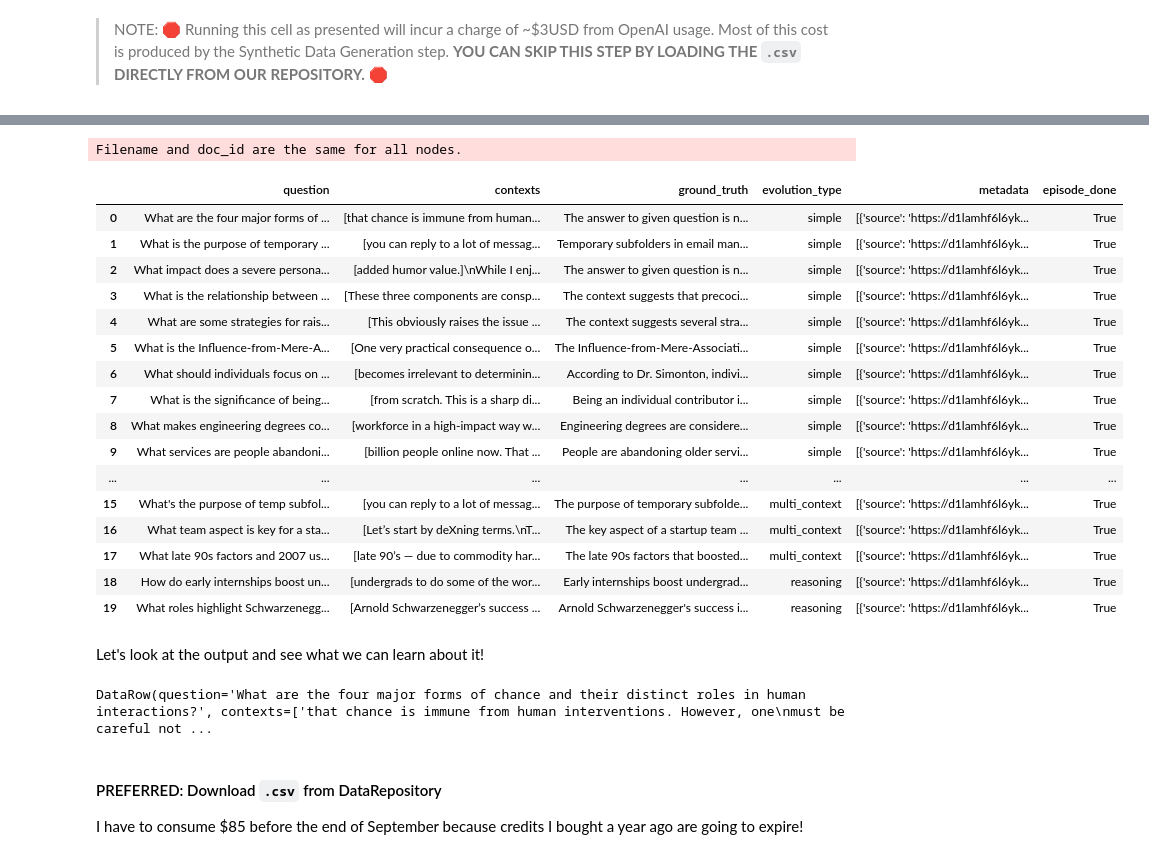
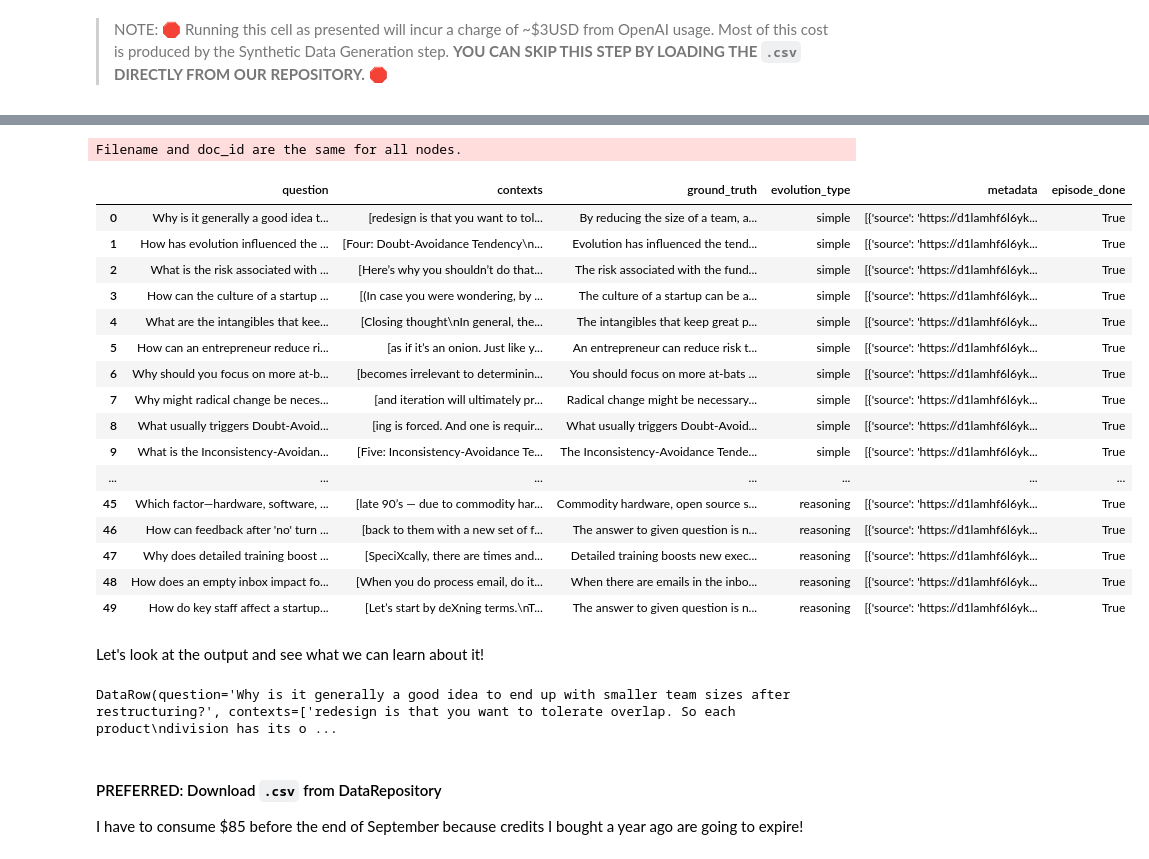
Before and after one commit to mdean77a/AIE4, a Jupyter notebook: Week 4/Day 2/Evaluation_of_RAG_using_Ragas_Assignment_Notebook.ipynb, the cells around one changed output, grey strips where cells are left out. Cells and saved outputs as stored; diff of their text form; code cells hidden in the pictures.

```diff
--- a/Week 4/Day 2/Evaluation_of_RAG_using_Ragas_Assignment_Notebook.ipynb
+++ b/Week 4/Day 2/Evaluation_of_RAG_using_Ragas_Assignment_Notebook.ipynb
@@ -410,53 +403,53 @@ len(eval_documents)
 # %%
 from ragas.testset.generator import TestsetGenerator
 from ragas.testset.evolutions import simple, reasoning, multi_context
 from langchain_openai import ChatOpenAI, OpenAIEmbeddings
 
-generator_llm = ChatOpenAI(model="gpt-4o-mini")
+generator_llm = ChatOpenAI(model="gpt-4o")
 critic_llm = ChatOpenAI(model="gpt-4o")
-embeddings = OpenAIEmbeddings()
+embeddings = OpenAIEmbeddings(model="text-embedding-ada-002")
 
 generator = TestsetGenerator.from_langchain(
     generator_llm,
     critic_llm,
     embeddings
 )
 
 distributions = {
     simple: 0.5,
     multi_context: 0.4,
     reasoning: 0.1
 }
 
-num_qa_pairs = 20 # You can reduce the number of QA pairs to 5 if you're experiencing rate-limiting issues
+num_qa_pairs = 50 # You can reduce the number of QA pairs to 5 if you're experiencing rate-limiting issues
 
 testset = generator.generate_with_langchain_docs(eval_documents, num_qa_pairs, distributions)
 testset.to_pandas()
 # %% [output]
 Filename and doc_id are the same for all nodes.
 |  | question | contexts | ground_truth | evolution_type | metadata | episode_done |
-| 0 | What are the four major forms of ... | [that chance is immune from human... | The answer to given question is n... | simple | [{'source': 'https://d1lamhf6l6yk... | True |
-| 1 | What is the purpose of temporary ... | [you can reply to a lot of messag... | Temporary subfolders in email man... | simple | [{'source': 'https://d1lamhf6l6yk... | True |
-| 2 | What impact does a severe persona... | [added humor value.]\nWhile I enj... | The answer to given question is n... | simple | [{'source': 'https://d1lamhf6l6yk... | True |
-| 3 | What is the relationship between ... | [These three components are consp... | The context suggests that precoci... | simple | [{'source': 'https://d1lamhf6l6yk... | True |
-| 4 | What are some strategies for rais... | [This obviously raises the issue ... | The context suggests several stra... | simple | [{'source': 'https://d1lamhf6l6yk... | True |
-| 5 | What is the Influence-from-Mere-A... | [One very practical consequence o... | The Influence-from-Mere-Associati... | simple | [{'source': 'https://d1lamhf6l6yk... | True |
-| 6 | What should individuals focus on ... | [becomes irrelevant to determinin... | According to Dr. Simonton, indivi... | simple | [{'source': 'https://d1lamhf6l6yk... | True |
-| 7 | What is the significance of being... | [from scratch. This is a sharp di... | Being an individual contributor i... | simple | [{'source': 'https://d1lamhf6l6yk... | True |
-| 8 | What makes engineering degrees co... | [workforce in a high-impact way w... | Engineering degrees are considere... | simple | [{'source': 'https://d1lamhf6l6yk... | True |
-| 9 | What services are people abandoni... | [billion people online now. That ... | People are abandoning older servi... | simple | [{'source': 'https://d1lamhf6l6yk... | True |
+| 0 | Why is it generally a good idea t... | [redesign is that you want to tol... | By reducing the size of a team, a... | simple | [{'source': 'https://d1lamhf6l6yk... | True |
+| 1 | How has evolution influenced the ... | [Four: Doubt-Avoidance Tendency\n... | Evolution has influenced the tend... | simple | [{'source': 'https://d1lamhf6l6yk... | True |
+| 2 | What is the risk associated with ... | [Here’s why you shouldn’t do that... | The risk associated with the fund... | simple | [{'source': 'https://d1lamhf6l6yk... | True |
+| 3 | How can the culture of a startup ... | [(In case you were wondering, by ... | The culture of a startup can be a... | simple | [{'source': 'https://d1lamhf6l6yk... | True |
+| 4 | What are the intangibles that kee... | [Closing thought\nIn general, the... | The intangibles that keep great p... | simple | [{'source': 'https://d1lamhf6l6yk... | True |
+| 5 | How can an entrepreneur reduce ri... | [as if it’s an onion. Just like y... | An entrepreneur can reduce risk t... | simple | [{'source': 'https://d1lamhf6l6yk... | True |
+| 6 | Why should you focus on more at-b... | [becomes irrelevant to determinin... | You should focus on more at-bats ... | simple | [{'source': 'https://d1lamhf6l6yk... | True |
+| 7 | Why might radical change be neces... | [and iteration will ultimately pr... | Radical change might be necessary... | simple | [{'source': 'https://d1lamhf6l6yk... | True |
+| 8 | What usually triggers Doubt-Avoid... | [ing is forced. And one is requir... | What usually triggers Doubt-Avoid... | simple | [{'source': 'https://d1lamhf6l6yk... | True |
+| 9 | What is the Inconsistency-Avoidan... | [Five: Inconsistency-Avoidance Te... | The Inconsistency-Avoidance Tende... | simple | [{'source': 'https://d1lamhf6l6yk... | True |
 | ... | ... | ... | ... | ... | ... | ... |
-| 15 | What's the purpose of temp subfol... | [you can reply to a lot of messag... | The purpose of temporary subfolde... | multi_context | [{'source': 'https://d1lamhf6l6yk... | True |
-| 16 | What team aspect is key for a sta... | [Let’s start by deXning terms.\nT... | The key aspect of a startup team ... | multi_context | [{'source': 'https://d1lamhf6l6yk... | True |
-| 17 | What late 90s factors and 2007 us... | [late 90’s — due to commodity har... | The late 90s factors that boosted... | multi_context | [{'source': 'https://d1lamhf6l6yk... | True |
-| 18 | How do early internships boost un... | [undergrads to do some of the wor... | Early internships boost undergrad... | reasoning | [{'source': 'https://d1lamhf6l6yk... | True |
-| 19 | What roles highlight Schwarzenegg... | [Arnold Schwarzenegger’s success ... | Arnold Schwarzenegger's success i... | reasoning | [{'source': 'https://d1lamhf6l6yk... | True |
+| 45 | Which factor—hardware, software, ... | [late 90’s — due to commodity har... | Commodity hardware, open source s... | reasoning | [{'source': 'https://d1lamhf6l6yk... | True |
+| 46 | How can feedback after 'no' turn ... | [back to them with a new set of f... | The answer to given question is n... | reasoning | [{'source': 'https://d1lamhf6l6yk... | True |
+| 47 | Why does detailed training boost ... | [SpeciXcally, there are times and... | Detailed training boosts new exec... | reasoning | [{'source': 'https://d1lamhf6l6yk... | True |
+| 48 | How does an empty inbox impact fo... | [When you do process email, do it... | When there are emails in the inbo... | reasoning | [{'source': 'https://d1lamhf6l6yk... | True |
+| 49 | How do key staff affect a startup... | [Let’s start by deXning terms.\nT... | The answer to given question is n... | reasoning | [{'source': 'https://d1lamhf6l6yk... | True |
 # %% [markdown]
 Let's look at the output and see what we can learn about it!
 # %%
 testset.test_data[0]
 # %% [output]
-DataRow(question='What are the four major forms of chance and their distinct roles in human interactions?', contexts=['that chance is immune from human interventions. However, one\nmust be careful not ...
+DataRow(question='Why is it generally a good idea to end up with smaller team sizes after restructuring?', contexts=['redesign is that you want to tolerate overlap. So each product\ndivision has its o ...
 # %%
 testset_df = testset.to_pandas()
 testset_df.to_csv("testset.csv")
```
Also changed, not shown: parts of 58 cells of this notebook, 3 other files.
